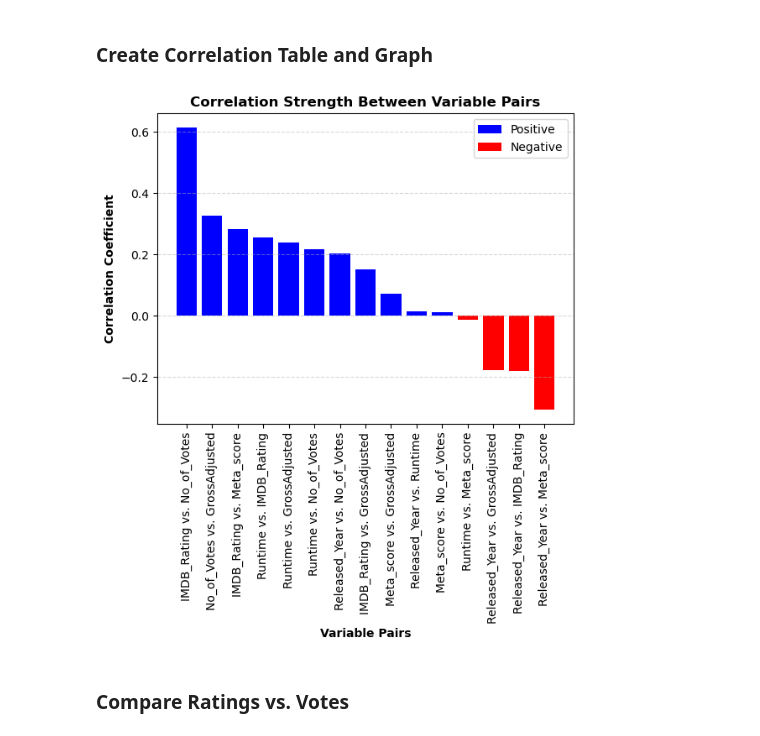
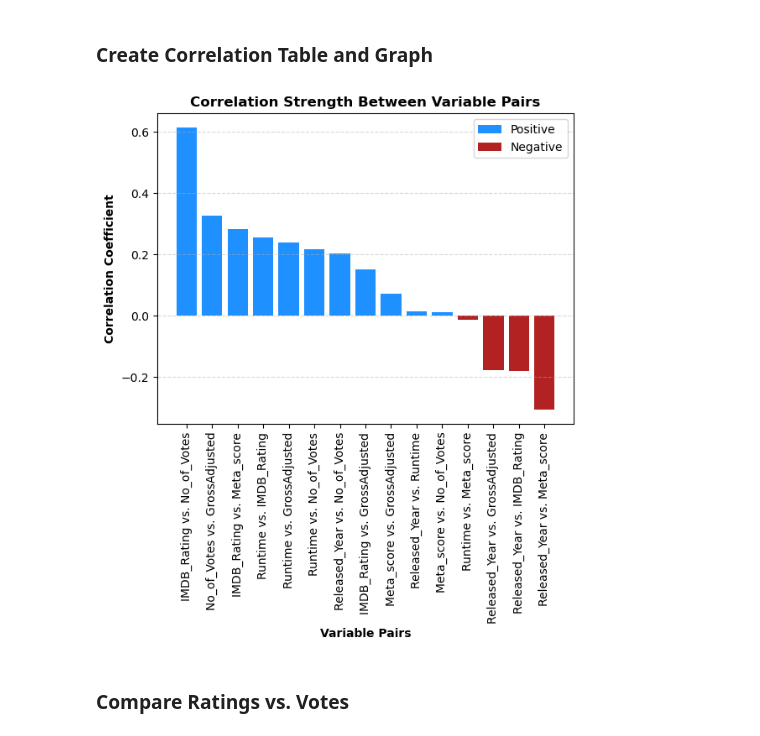
Before and after one commit to spc-kim/midterm_project, a Jupyter notebook: notebook.ipynb, the cells around one changed output. Cells and saved outputs as stored; diff of their text form; code cells hidden in the pictures.

```diff
--- a/notebook.ipynb
+++ b/notebook.ipynb
@@ -296,26 +296,26 @@ dfi.export(corr_combined, "img/corr_table.png", table_conversion="chrome")
 # %%
 # Create correlation figure and axis objects
 corr_fig, corr_ax = plt.subplots()
 positive = corr_combined[corr_combined["Correlation"] >= 0]
 negative = corr_combined[corr_combined["Correlation"] < 0]
-corr_ax.bar(positive["Variables"], positive["Correlation"], color="blue", label="Positive")
-corr_ax.bar(negative["Variables"], negative["Correlation"], color="red", label="Negative")
+corr_ax.bar(positive["Variables"], positive["Correlation"], color="dodgerblue", label="Positive")
+corr_ax.bar(negative["Variables"], negative["Correlation"], color="firebrick", label="Negative")
 
 # Decorate correlation figure
 corr_ax.set_title("Correlation Strength Between Variable Pairs", weight="bold")
 corr_ax.set_xlabel("Variable Pairs", weight="bold")
 corr_ax.set_xticks(corr_combined["Variables"])
 corr_ax.set_xticklabels(corr_combined["Variables"], rotation=90)
 corr_ax.set_ylabel("Correlation Coefficient", weight="bold")
 corr_ax.grid(True, axis="y", linestyle="--", alpha=0.5)
 
 plt.tight_layout
 plt.legend()
 plt.show()
 
 corr_fig.savefig("img/corr_bar.png", dpi=300, bbox_inches="tight")
 # %% [output]
-[figure, old version]
+[figure, new version]
 # %%
 # Top strongest correlations were:
 # IMDB Rating vs. Number of Votes (strong-ish)
```
Also changed, not shown: parts of 2 cells of this notebook, 4 other files.
